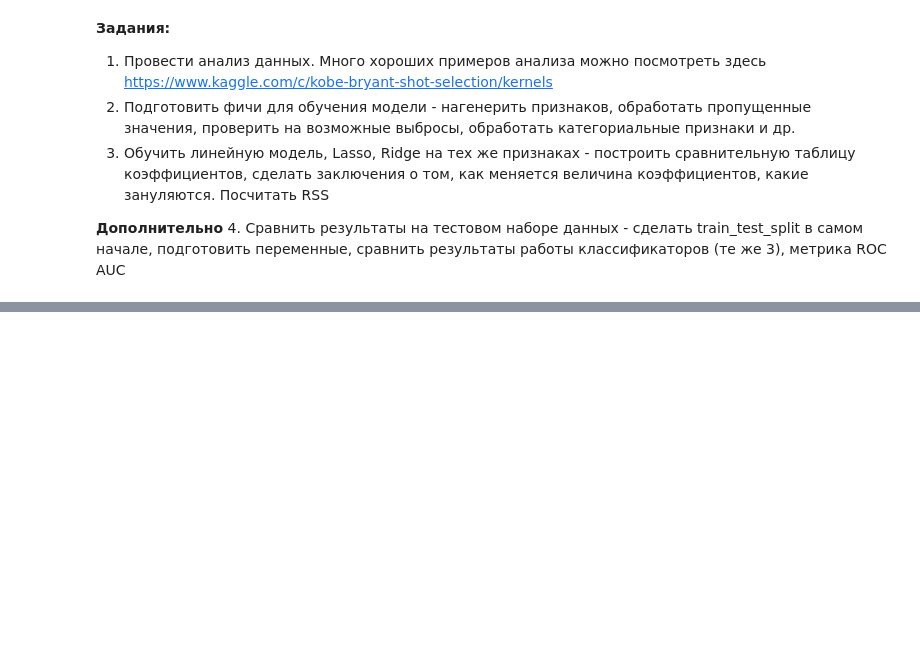
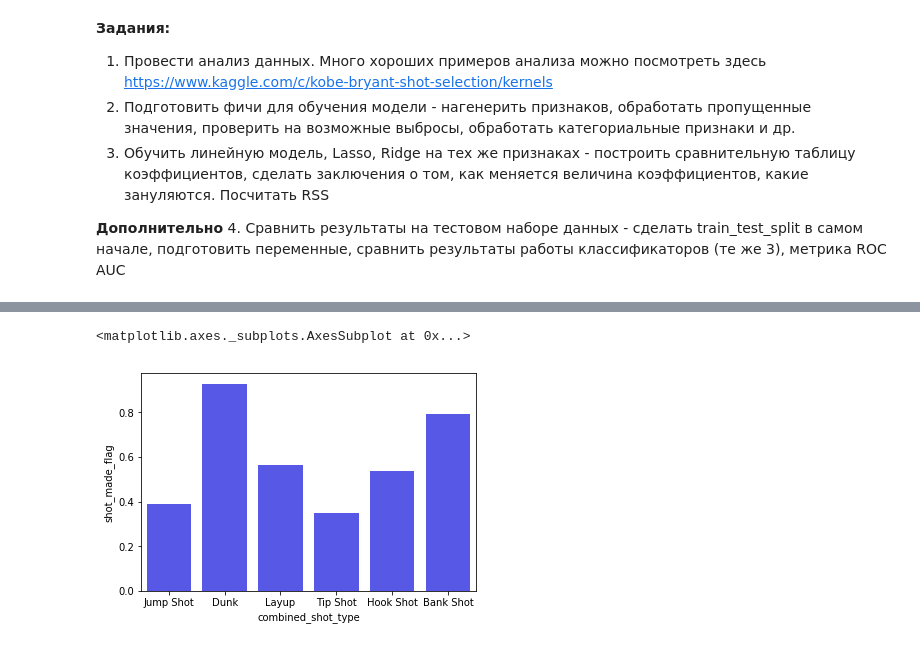
Before and after one commit to dataeli/netology-FE, a Jupyter notebook: HW2.ipynb, the cells around one changed output, grey strips where cells are left out. Saved outputs shown, nothing was run; the diff lists cells and outputs as text; code cells hidden in the pictures; blank space fills up the shorter version.

```diff
--- a/HW2.ipynb
+++ b/HW2.ipynb
@@ -42,0 +97,12 @@ target = 'shot_made_flag'
+# %%
+# Очевидно, из одинаковых позиций он и попадал и мазал.
+# Дропнем все координаты, оставим дистанцию броска.
+todrop = ['lon', 'lat', 'loc_x', 'loc_y', 'shot_zone_area', 'shot_zone_range', 'shot_zone_basic']
+for drop in todrop:
+    df = df.drop(drop, 1)
+# %%
+#Соединим минуты и секунды
+df['remaining_time'] = df['minutes_remaining'] * 60 + df['seconds_remaining']
+todrop = ['minutes_remaining', 'seconds_remaining']
+for drop in todrop:
+    df = df.drop(drop, 1)
@@ -42,0 +128,7 @@ target = 'shot_made_flag'
+# %%
+#Точность разных типов бросков
+sns.barplot(x='combined_shot_type', y='shot_made_flag', data=df, ci=None, color='blue',
+            alpha=0.75)
+# %% [output]
+<matplotlib.axes._subplots.AxesSubplot at 0x...>
+[figure, added]
```
Also changed, not shown: parts of 25 cells of this notebook.
